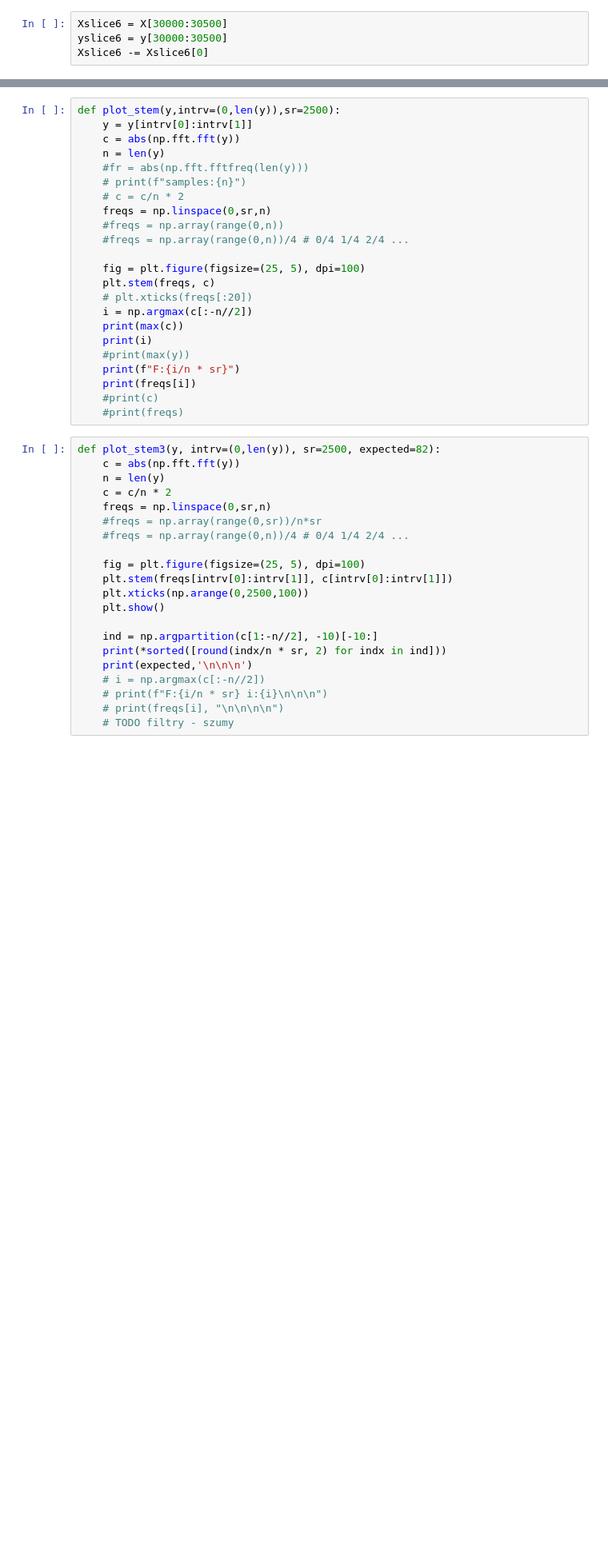
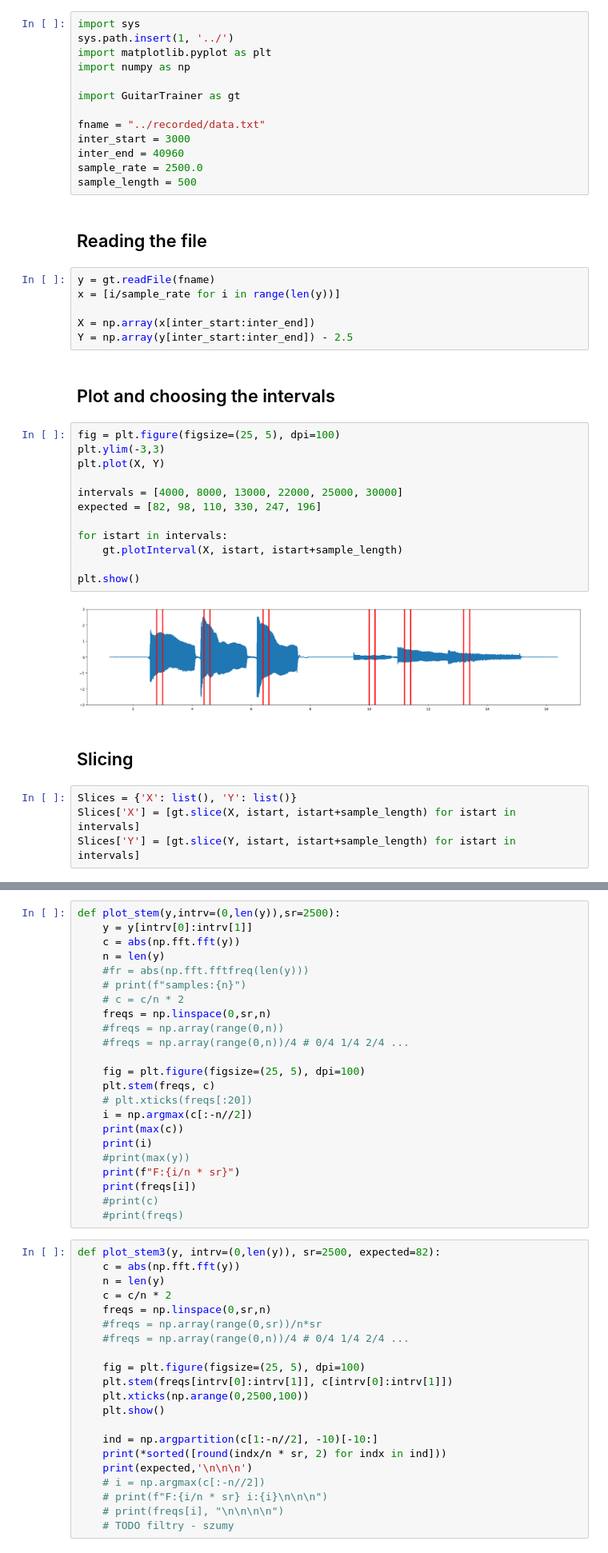
Before and after one commit to KotekKacper/GuitarTrainer, a Jupyter notebook: fft/demo.ipynb, the cells around one changed output, grey strips where cells are left out. Shown at 80% size. Saved outputs shown, nothing was run; the diff lists cells and outputs as text; blank space fills up the shorter version.

```diff
--- a/fft/demo.ipynb
+++ b/fft/demo.ipynb
@@ -71,4 +1,43 @@ Xslice5 -= Xslice5[0]
-# %%
-Xslice6 = X[30000:30500]
-yslice6 = y[30000:30500]
-Xslice6 -= Xslice6[0]
+# %%
+import sys
+sys.path.insert(1, '../')
+import matplotlib.pyplot as plt
+import numpy as np
+
+import GuitarTrainer as gt
+
+fname = "../recorded/data.txt"
+inter_start = 3000
+inter_end = 40960
+sample_rate = 2500.0
+sample_length = 500
+# %% [markdown]
+## Reading the file
+# %%
+y = gt.readFile(fname)
+x = [i/sample_rate for i in range(len(y))]
+
+X = np.array(x[inter_start:inter_end])
+Y = np.array(y[inter_start:inter_end]) - 2.5
+# %% [markdown]
+## Plot and choosing the intervals
+# %%
+fig = plt.figure(figsize=(25, 5), dpi=100)
+plt.ylim(-3,3)
+plt.plot(X, Y)
+
+intervals = [4000, 8000, 13000, 22000, 25000, 30000]
+expected = [82, 98, 110, 330, 247, 196]
+
+for istart in intervals:
+    gt.plotInterval(X, istart, istart+sample_length)
+
+plt.show()
+# %% [output]
+[figure, added]
+# %% [markdown]
+## Slicing
+# %%
+Slices = {'X': list(), 'Y': list()}
+Slices['X'] = [gt.slice(X, istart, istart+sample_length) for istart in intervals]
+Slices['Y'] = [gt.slice(Y, istart, istart+sample_length) for istart in intervals]
```
Also changed, not shown: parts of 14 cells of this notebook, 1 other file.
